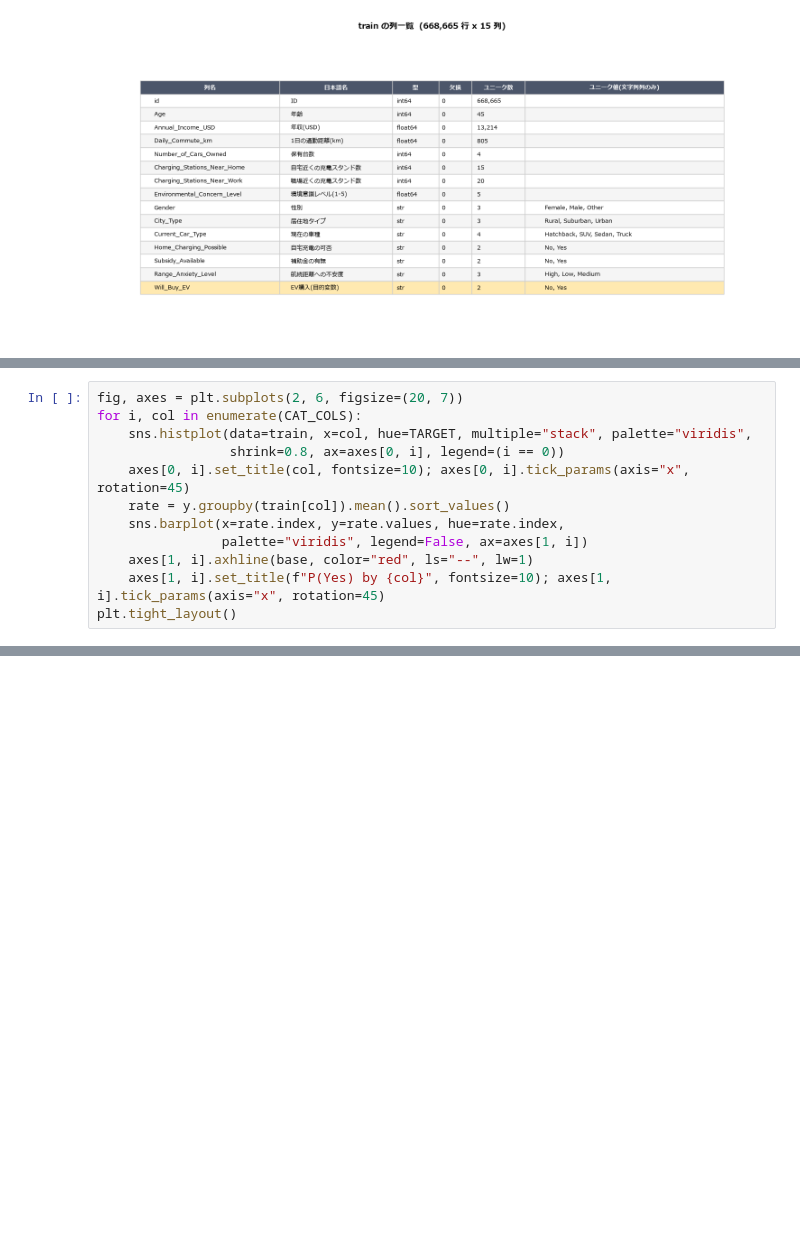
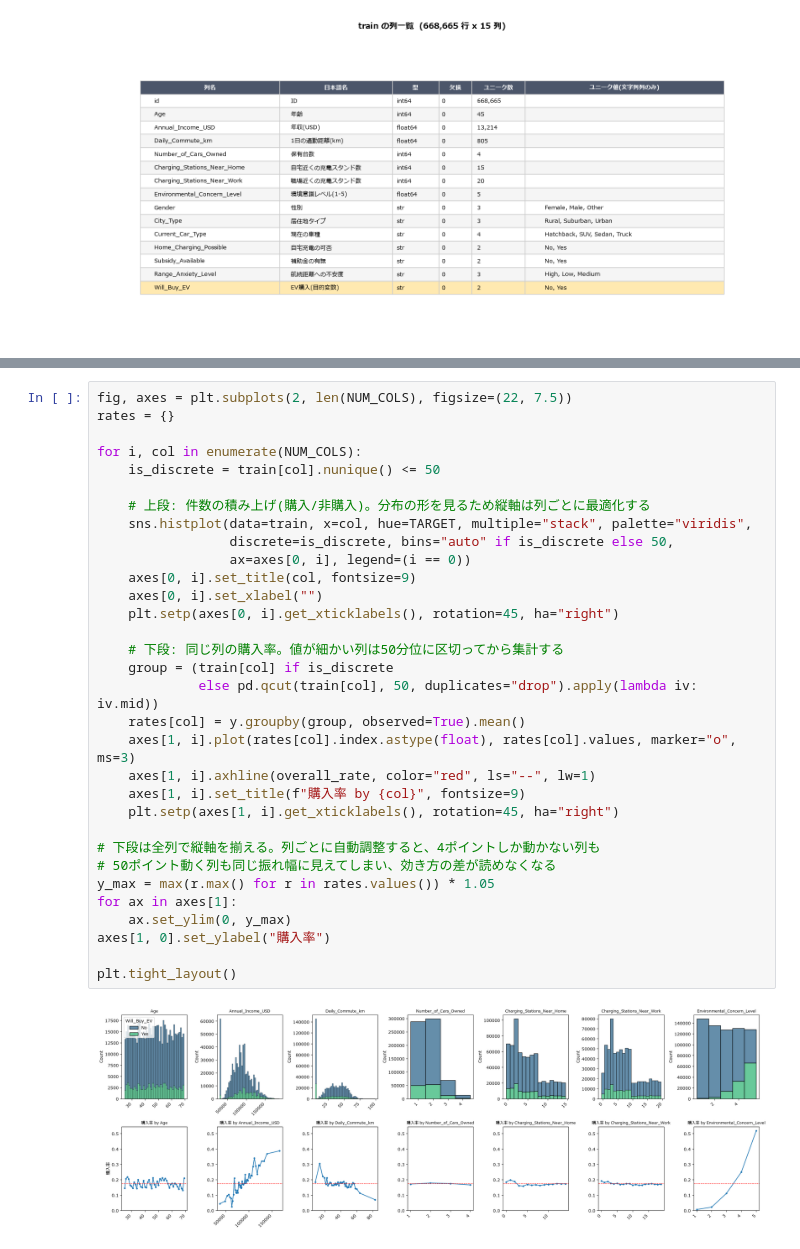
Before and after one commit to takactkc123-create/kaggle, a Jupyter notebook: 2609/notebooks/01_eda.ipynb, the cells around one changed output, grey strips where cells are left out. Drawn from its saved outputs; the diff is of its cells as text; blank space fills up the shorter version.

```diff
--- a/2609/notebooks/01_eda.ipynb
+++ b/2609/notebooks/01_eda.ipynb
@@ -185,12 +126,0 @@ plt.tight_layout()
-# %%
-fig, axes = plt.subplots(2, 6, figsize=(20, 7))
-for i, col in enumerate(CAT_COLS):
-    sns.histplot(data=train, x=col, hue=TARGET, multiple="stack", palette="viridis",
-                 shrink=0.8, ax=axes[0, i], legend=(i == 0))
-    axes[0, i].set_title(col, fontsize=10); axes[0, i].tick_params(axis="x", rotation=45)
-    rate = y.groupby(train[col]).mean().sort_values()
-    sns.barplot(x=rate.index, y=rate.values, hue=rate.index,
-                palette="viridis", legend=False, ax=axes[1, i])
-    axes[1, i].axhline(base, color="red", ls="--", lw=1)
-    axes[1, i].set_title(f"P(Yes) by {col}", fontsize=10); axes[1, i].tick_params(axis="x", rotation=45)
-plt.tight_layout()
@@ -206,0 +158,34 @@ plt.tight_layout()
+# %%
+fig, axes = plt.subplots(2, len(NUM_COLS), figsize=(22, 7.5))
+rates = {}
+
+for i, col in enumerate(NUM_COLS):
+    is_discrete = train[col].nunique() <= 50
+
+    # 上段: 件数の積み上げ(購入/非購入)。分布の形を見るため縦軸は列ごとに最適化する
+    sns.histplot(data=train, x=col, hue=TARGET, multiple="stack", palette="viridis",
+                 discrete=is_discrete, bins="auto" if is_discrete else 50,
+                 ax=axes[0, i], legend=(i == 0))
+    axes[0, i].set_title(col, fontsize=9)
+    axes[0, i].set_xlabel("")
+    plt.setp(axes[0, i].get_xticklabels(), rotation=45, ha="right")
+
+    # 下段: 同じ列の購入率。値が細かい列は50分位に区切ってから集計する
+    group = (train[col] if is_discrete
+             else pd.qcut(train[col], 50, duplicates="drop").apply(lambda iv: iv.mid))
+    rates[col] = y.groupby(group, observed=True).mean()
+    axes[1, i].plot(rates[col].index.astype(float), rates[col].values, marker="o", ms=3)
+    axes[1, i].axhline(overall_rate, color="red", ls="--", lw=1)
+    axes[1, i].set_title(f"購入率 by {col}", fontsize=9)
+    plt.setp(axes[1, i].get_xticklabels(), rotation=45, ha="right")
+
+# 下段は全列で縦軸を揃える。列ごとに自動調整すると、4ポイントしか動かない列も
+# 50ポイント動く列も同じ振れ幅に見えてしまい、効き方の差が読めなくなる
+y_max = max(r.max() for r in rates.values()) * 1.05
+for ax in axes[1]:
+    ax.set_ylim(0, y_max)
+axes[1, 0].set_ylabel("購入率")
+
+plt.tight_layout()
+# %% [output]
+[figure, added]
```
Also changed, not shown: parts of 48 cells of this notebook.
